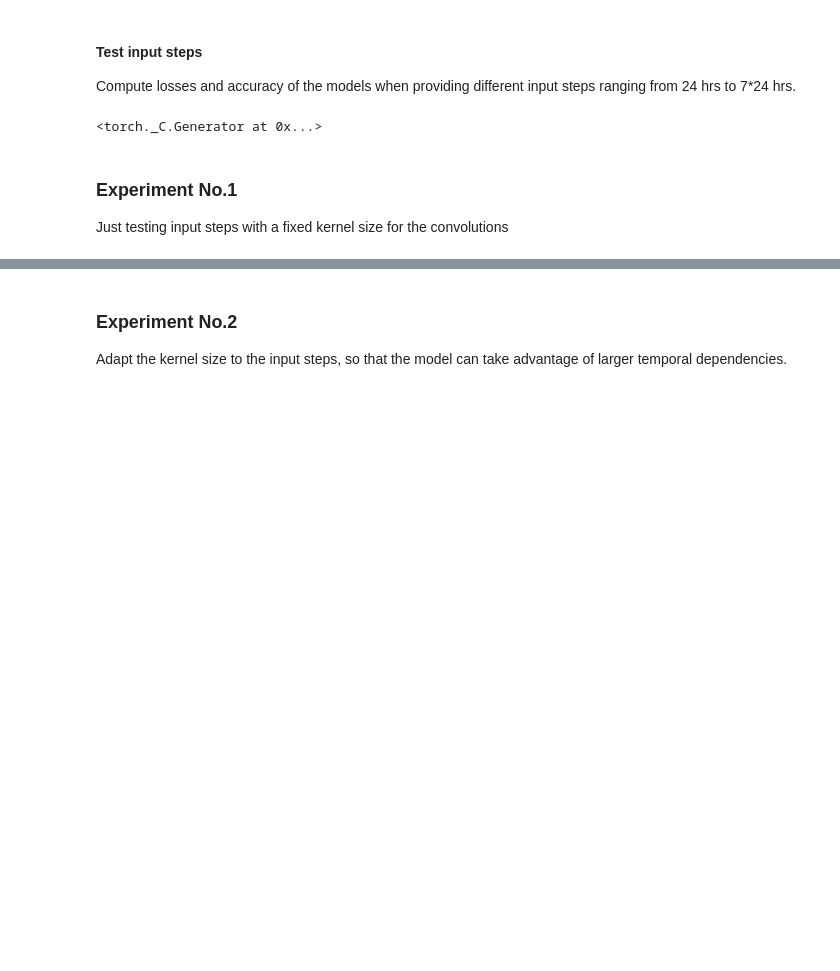
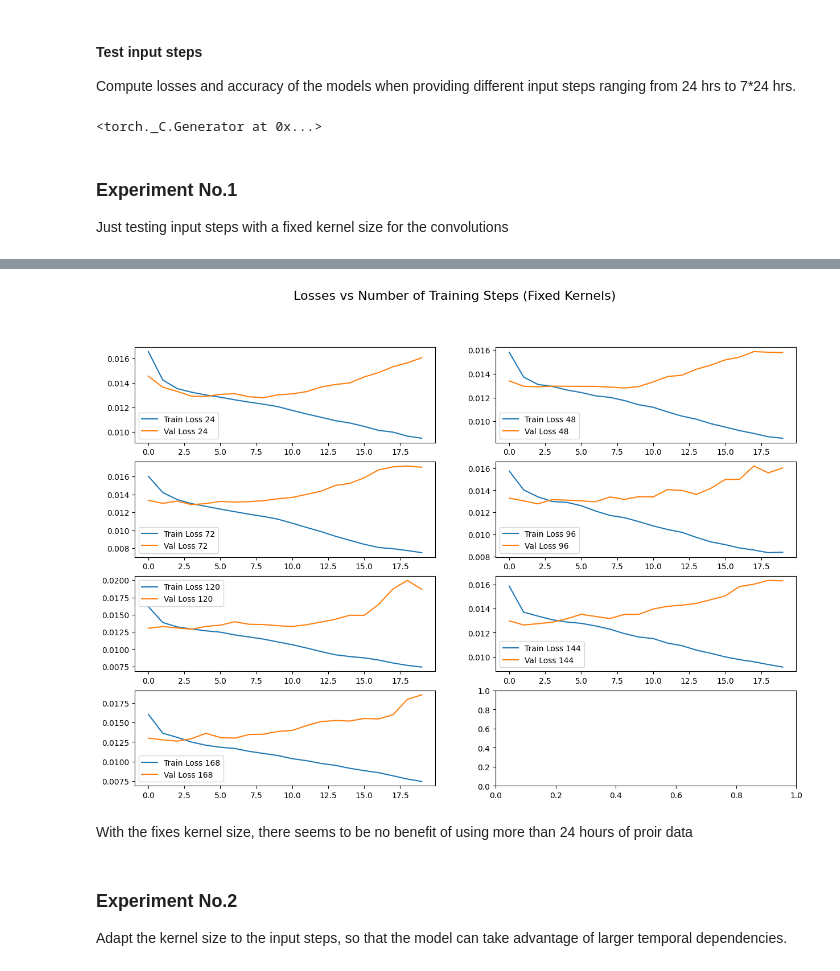
Before and after one commit to FelipeUC2020/ECS171G13, a Jupyter notebook: CNN/test_input_steps.ipynb, the cells around one changed output, grey strips where cells are left out. Cells and saved outputs as stored; diff of their text form; code cells hidden in the pictures; blank space fills up the shorter version.

```diff
--- a/CNN/test_input_steps.ipynb
+++ b/CNN/test_input_steps.ipynb
@@ -76,0 +55,6 @@ Epoch 14/20 - train_loss: 0.010902 - val_loss: 0.013866
+# %%
+# best val losses
+print("Best val losses Exp.1")
+for i in range(len(histories)):
+    best_val = min(histories[i]['val_loss'])
+    print(f"{(i+1)*24}h: {best_val}")
@@ -76,0 +70,10 @@ Epoch 14/20 - train_loss: 0.010902 - val_loss: 0.013866
+# %%
+fig, axes = plt.subplots(4, 2, figsize=(15,10))
+fig.suptitle('Losses vs Number of Training Steps (Fixed Kernels)', fontsize=16)
+
+for i in range(0, len(histories)):
+    axes[i//2, i%2].plot(histories[i]['train_loss'], label=f'Train Loss {(i+1)*24}')
+    axes[i//2, i%2].plot(histories[i]['val_loss'], label=f'Val Loss {(i+1)*24}')
+    axes[i//2, i%2].legend()
+# %% [output]
+[figure, added]
@@ -77,3 +87,5 @@ Epoch 14/20 - train_loss: 0.010902 - val_loss: 0.013866
+# %% [markdown]
+With the fixes kernel size, there seems to be no benefit of using more than 24 hours of proir data
 # %% [markdown]
 ### Experiment No.2
 
```
Also changed, not shown: parts of 6 cells of this notebook, 1 other file.
